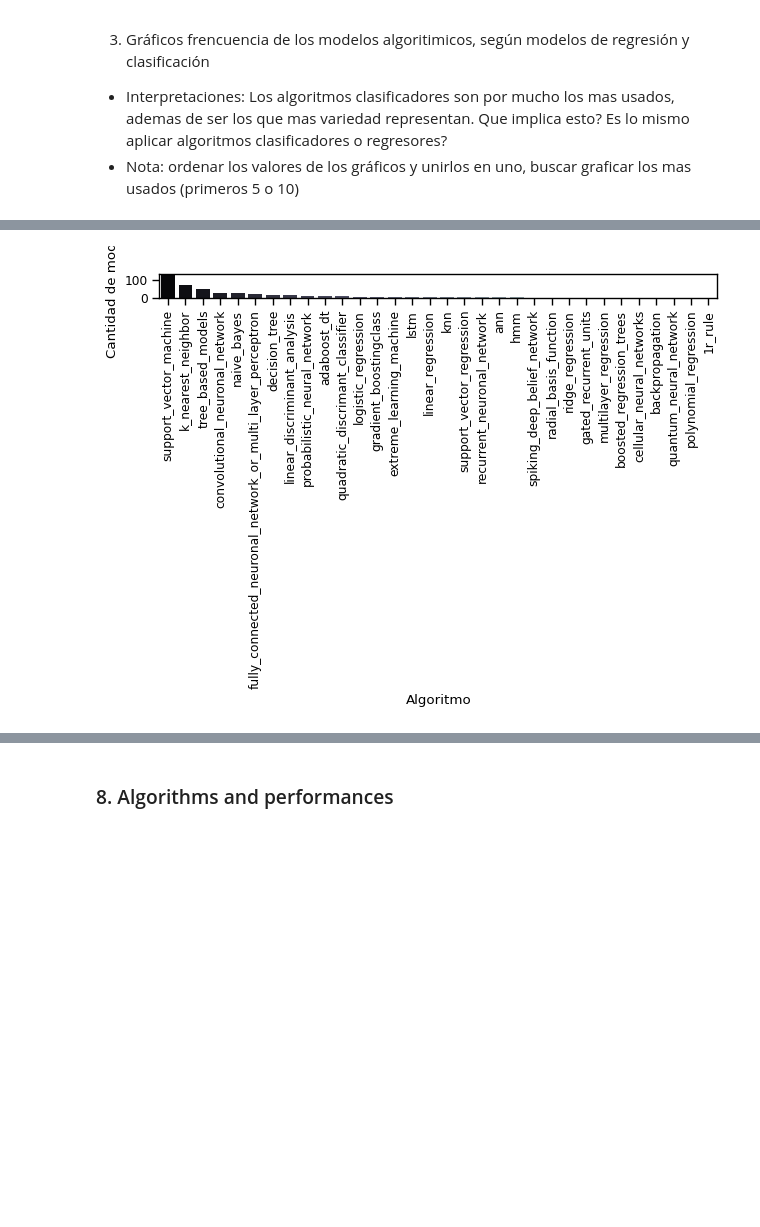
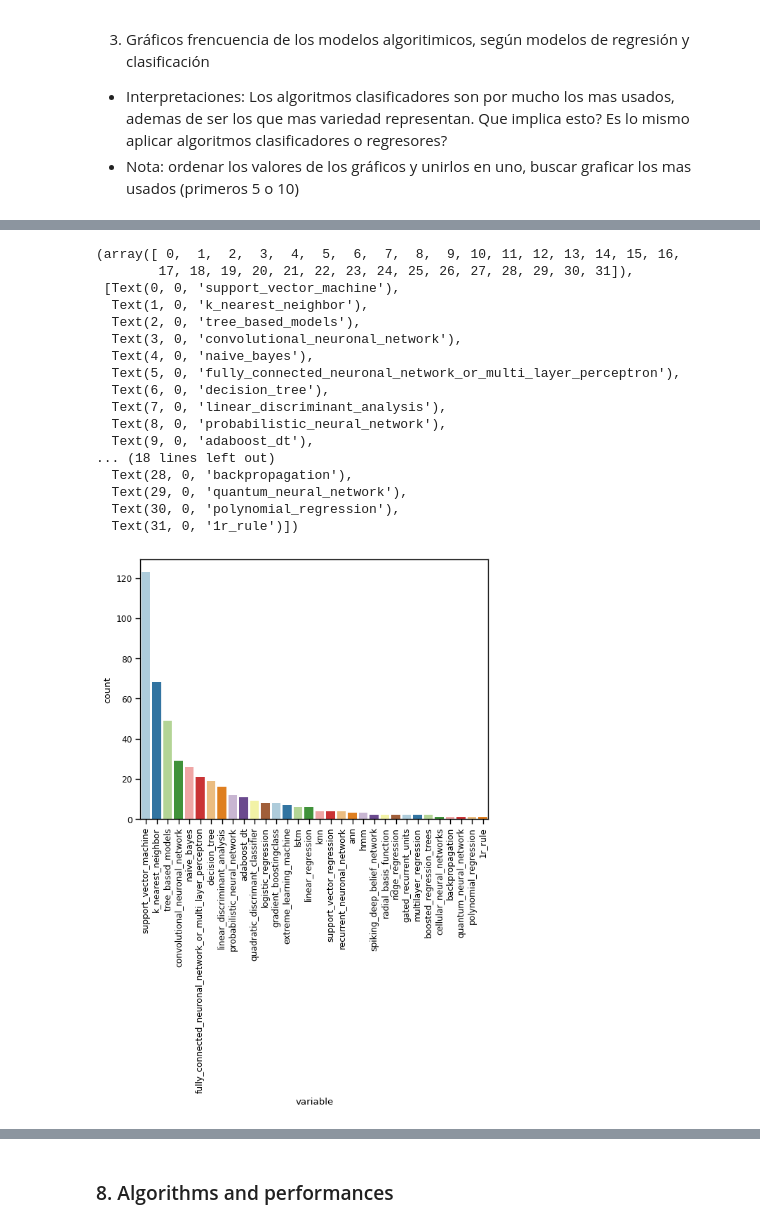
Before and after one commit to EmmAMaldonado/review-emotion-recognition-eda, a Jupyter notebook: notebooks/data_analysis.ipynb, the cells around one changed output, grey strips where cells are left out. Saved outputs shown, nothing was run; the diff lists cells and outputs as text; code cells hidden in the pictures; blank space fills up the shorter version.

Commit message:
changes in WEIRD analysis

```diff
--- a/notebooks/data_analysis.ipynb
+++ b/notebooks/data_analysis.ipynb
@@ -1918,15 +2216,32 @@ fn.bar_plot('variable',df_algoritmos_class,titulos)
 # %%
 df_all_models = df_statistical_learning_models.iloc[:,1:57]
 df_all_models.drop(df_all_models.columns[[1,2,3,4,5,6,39,40,41]], axis=1, inplace=True)
 
 df_all_models = fn.multi_reversing(df_all_models, 'model_id', df_all_models.iloc[:,1:])
 df_all_models['variable'] = df_all_models['variable'].str.replace('class_','')
 df_all_models['variable'] = df_all_models['variable'].str.replace('regre_','')
 
-titulos = [' ', 'Algoritmo', 'Cantidad de modelos']
-fn.bar_plot('variable',df_all_models,titulos)
+sns.countplot(x='variable', data=df_all_models, order = getattr(df_all_models, 'variable').value_counts().index, palette="Paired")
+plt.xticks(rotation=90)
 # %% [output]
+(array([ 0,  1,  2,  3,  4,  5,  6,  7,  8,  9, 10, 11, 12, 13, 14, 15, 16,
+        17, 18, 19, 20, 21, 22, 23, 24, 25, 26, 27, 28, 29, 30, 31]),
+ [Text(0, 0, 'support_vector_machine'),
+  Text(1, 0, 'k_nearest_neighbor'),
+  Text(2, 0, 'tree_based_models'),
+  Text(3, 0, 'convolutional_neuronal_network'),
+  Text(4, 0, 'naive_bayes'),
+  Text(5, 0, 'fully_connected_neuronal_network_or_multi_layer_perceptron'),
+  Text(6, 0, 'decision_tree'),
+  Text(7, 0, 'linear_discriminant_analysis'),
+  Text(8, 0, 'probabilistic_neural_network'),
+  Text(9, 0, 'adaboost_dt'),
+... (18 lines left out)
+  Text(28, 0, 'backpropagation'),
+  Text(29, 0, 'quantum_neural_network'),
+  Text(30, 0, 'polynomial_regression'),
+  Text(31, 0, '1r_rule')])
-[figure, old version]
+[figure, new version]
 # %%
 vc = df_all_models['variable'].value_counts()
 vc = vc.iloc[:10]
```
Also changed, not shown: parts of 54 cells of this notebook.
